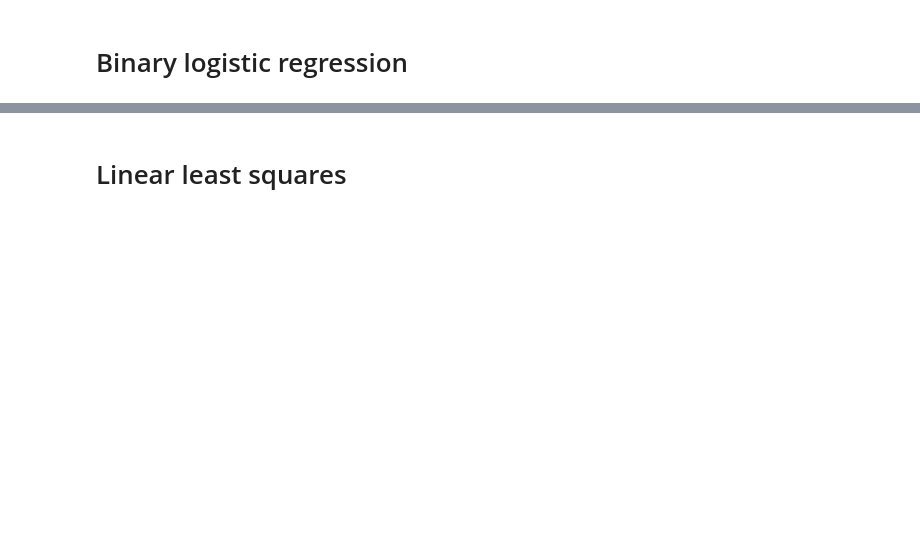
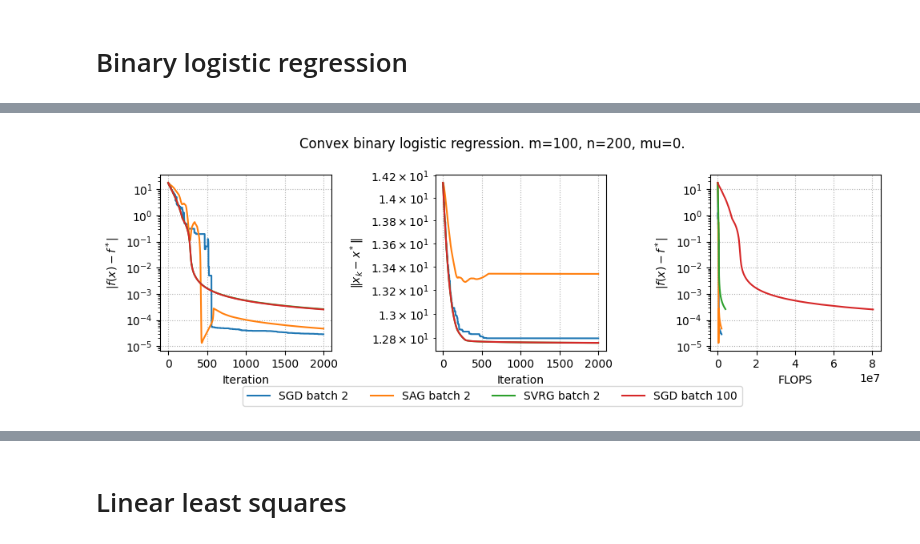
Before and after one commit to yellowssnake/221_zlotin, a Jupyter notebook: assets/Notebooks/VR_exercise.ipynb, the cells around one changed output, grey strips where cells are left out. Drawn from its saved outputs; the diff is of its cells as text; code cells hidden in the pictures; blank space fills up the shorter version.

```diff
--- a/assets/Notebooks/VR_exercise.ipynb
+++ b/assets/Notebooks/VR_exercise.ipynb
@@ -194,0 +168,38 @@ plot_results(results, params)
+# %%
+params = {
+    "mu": 0,
+    "m": 100,
+    "n": 200,
+    "methods": [
+        {
+            "method": "SGD",
+            "learning_rate": 1e-2,
+            "batch_size": 2,
+            "iterations": 2000,
+        },
+        {
+            "method": "SAG",
+            "learning_rate": 1e-2,
+            "batch_size": 2,
+            "iterations": 2000,
+        },
+        {
+            "method": "SVRG",
+            "learning_rate": 1e-2,
+            "epoch_length": 3,
+            "batch_size": 2,
+            "iterations": 2000,
+        },
+        {
+            "method": "SGD",
+            "learning_rate": 1e-2,
+            "batch_size": 100,
+            "iterations": 2000,
+        },
+    ]
+}
+
+results = run_experiments(params)
+plot_results(results, params)
+# %% [output]
+[figure, added]
```
Also changed, not shown: parts of 7 cells of this notebook.
